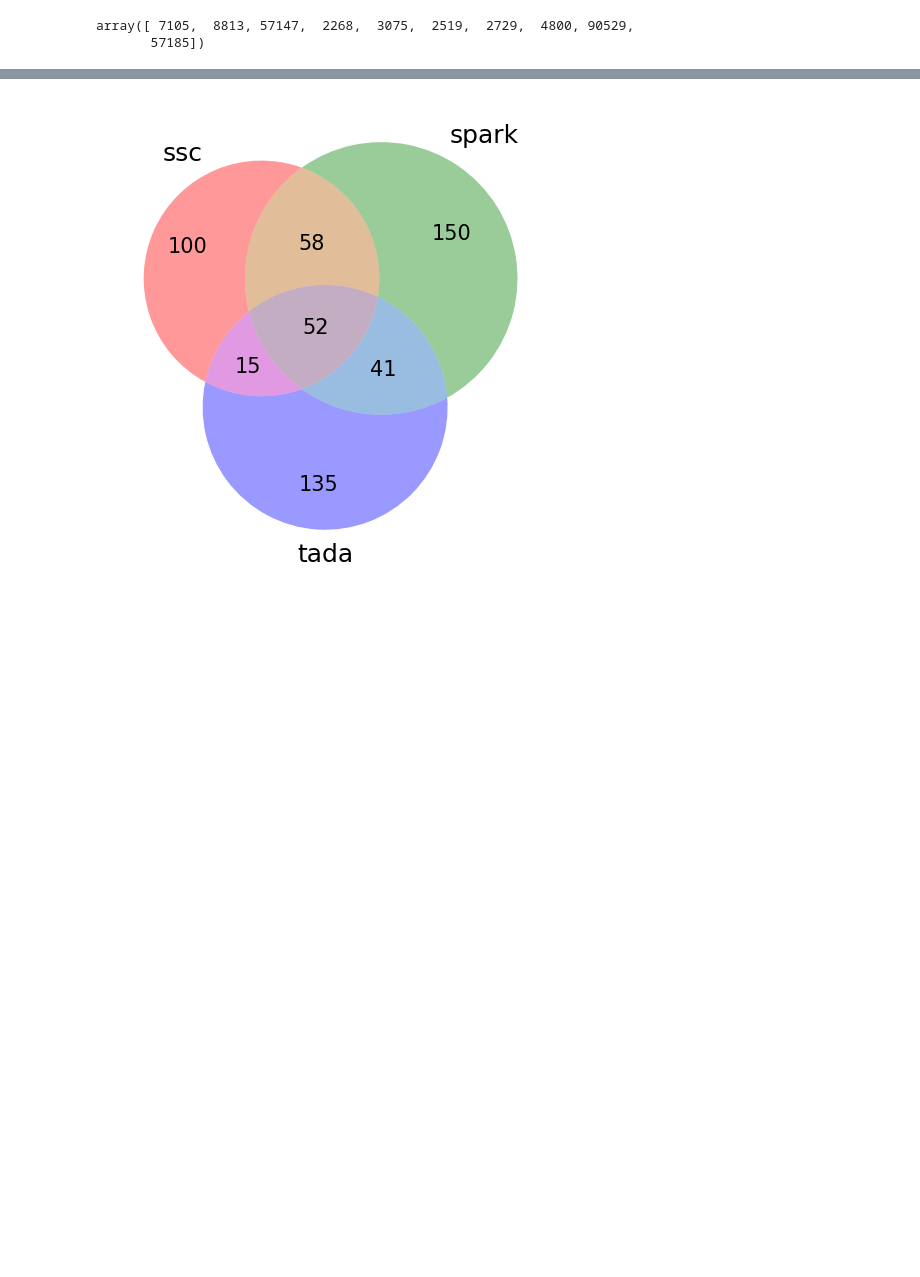
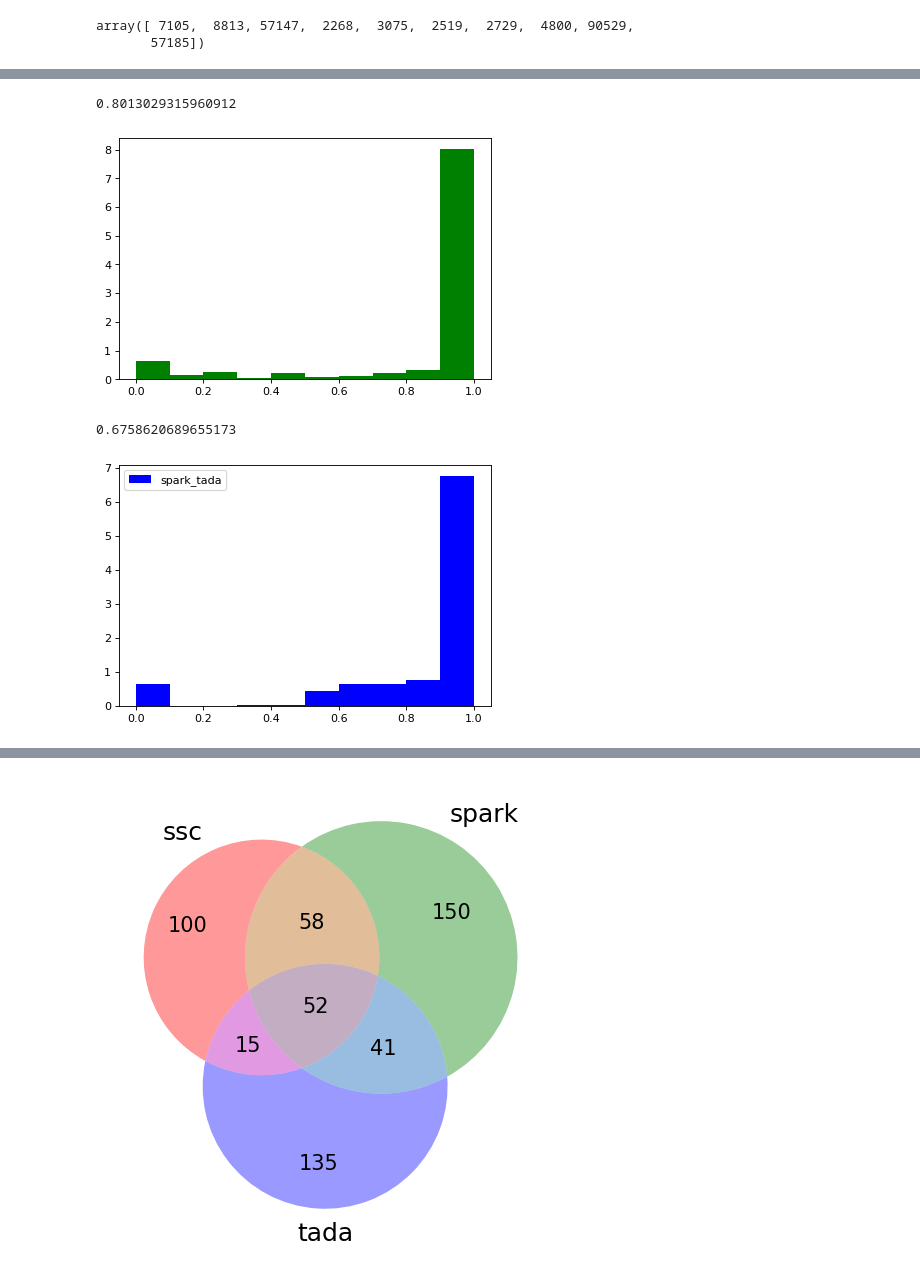
Before and after one commit to explorerwjy/ASD_Circuits, a Jupyter notebook: src/CompareOverlap.ipynb, the cells around one changed output, grey strips where cells are left out. Drawn from its saved outputs; the diff is of its cells as text; code cells hidden in the pictures; blank space fills up the shorter version.

```diff
--- a/src/CompareOverlap.ipynb
+++ b/src/CompareOverlap.ipynb
@@ -6,3 +10,9 @@ from matplotlib_venn import venn3, venn3_circles
+# %%
+HGNC = pd.read_csv("/Users/jiayao/Work/Resources/protein-coding_gene.txt", delimiter="\t")
+ENSID2Entrez = dict(zip(HGNC["ensembl_gene_id"].values, HGNC["entrez_id"].values))
+GeneSymbol2Entrez = dict(zip(HGNC["symbol"].values, HGNC["entrez_id"].values))
+Entrez2Symbol = dict(zip(HGNC["entrez_id"].values, HGNC["symbol"].values))
+allen_mouse_genes = loadgenelist("../dat/allen-mouse-exp/allen-mouse-gene_entrez.txt")
 # %%
 ExpZscoreMat = "../dat/allen-mouse-exp/energy-zscore-conn-model.csv"
 ExpZscoreMat = pd.read_csv(ExpZscoreMat, index_col="ROW")
@@ -43,0 +65,20 @@ with open("/Users/jiayao/Work/ASD_Circuits/dat/genes/brainspan_express.txt", "wt
+# %%
+# Compare pLI
+spark_tol_genes = loadgenelist("../dat/genes/Jon.spark.txt")
+spark_tada_genes = loadgenelist("../dat/genes/asd.spark.tada.300.txt")
+
+pli_spark_wigler = pli[pli["gene"].isin([Entrez2Symbol[x] for x in spark_tol_genes if x in Entrez2Symbol])]["pLI"].values
+pli_spark_tada = pli[pli["gene"].isin([Entrez2Symbol[x] for x in spark_tada_genes if x in Entrez2Symbol])]["pLI"].values
+
+plt.hist(pli_spark_wigler, color="green", label="spark_tol", density=1)
+print(len([x for x in pli_spark_wigler if x > 0.9])/len(pli_spark_wigler))
+plt.show()
+plt.hist(pli_spark_tada, color="blue", label="spark_tada", density=1)
+print(len([x for x in pli_spark_tada if x > 0.9])/len(pli_spark_tada))
+plt.legend()
+plt.show()
+# %% [output]
+0.8013029315960912
+[figure, added]
+0.6758620689655173
+[figure, added]
```
Also changed, not shown: parts of 26 cells of this notebook, 12 other files.
